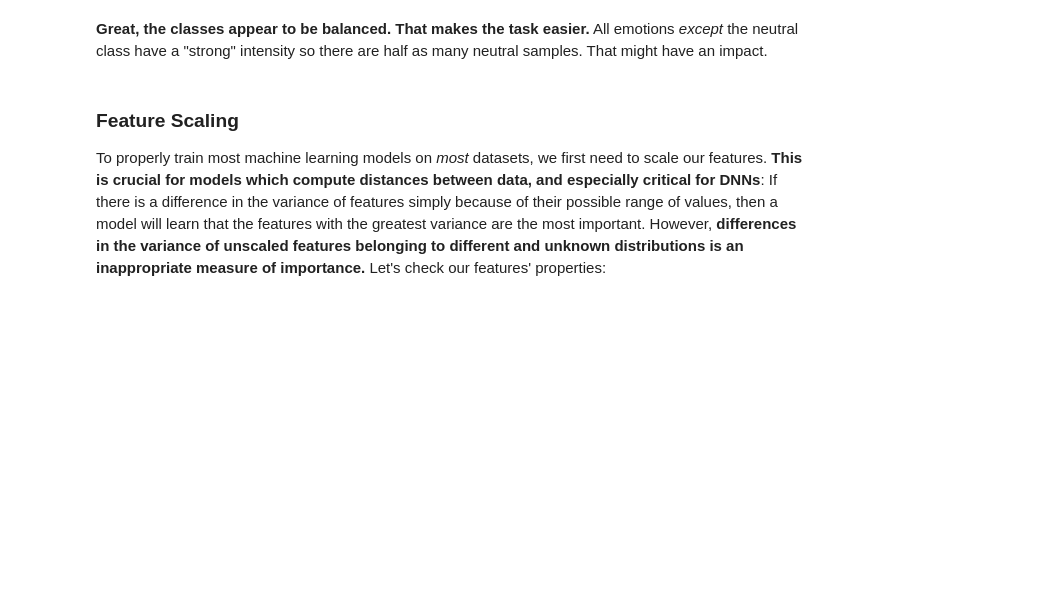
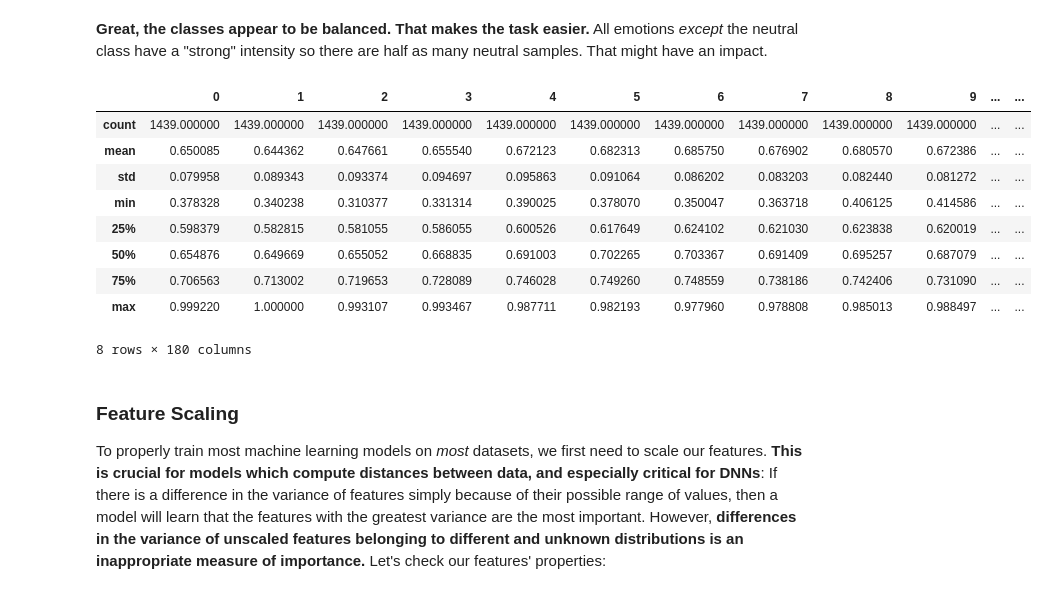
Before and after one commit to sama2015/Week3-ClassicML, a Jupyter notebook: Week_3_MachineLearning.ipynb, the cells around one changed output. Drawn from its saved outputs; the diff is of its cells as text; code cells hidden in the pictures; blank space fills up the shorter version.

```diff
--- a/Week_3_MachineLearning.ipynb
+++ b/Week_3_MachineLearning.ipynb
@@ -269,5 +299,18 @@ plt.show()
 # %% [markdown]
 **Great, the classes appear to be balanced. That makes the task easier.** All emotions _except_ the neutral class have a "strong" intensity so there are half as many neutral samples. That might have an impact.
+# %%
+features.describe()
+# %% [output]
+|  | 0 | 1 | 2 | 3 | 4 | 5 | 6 | 7 | 8 | 9 | ... | ... |
+| count | 1439.000000 | 1439.000000 | 1439.000000 | 1439.000000 | 1439.000000 | 1439.000000 | 1439.000000 | 1439.000000 | 1439.000000 | 1439.000000 | ... | ... |
+| mean | 0.650085 | 0.644362 | 0.647661 | 0.655540 | 0.672123 | 0.682313 | 0.685750 | 0.676902 | 0.680570 | 0.672386 | ... | ... |
+| std | 0.079958 | 0.089343 | 0.093374 | 0.094697 | 0.095863 | 0.091064 | 0.086202 | 0.083203 | 0.082440 | 0.081272 | ... | ... |
+| min | 0.378328 | 0.340238 | 0.310377 | 0.331314 | 0.390025 | 0.378070 | 0.350047 | 0.363718 | 0.406125 | 0.414586 | ... | ... |
+| 25% | 0.598379 | 0.582815 | 0.581055 | 0.586055 | 0.600526 | 0.617649 | 0.624102 | 0.621030 | 0.623838 | 0.620019 | ... | ... |
+| 50% | 0.654876 | 0.649669 | 0.655052 | 0.668835 | 0.691003 | 0.702265 | 0.703367 | 0.691409 | 0.695257 | 0.687079 | ... | ... |
+| 75% | 0.706563 | 0.713002 | 0.719653 | 0.728089 | 0.746028 | 0.749260 | 0.748559 | 0.738186 | 0.742406 | 0.731090 | ... | ... |
+| max | 0.999220 | 1.000000 | 0.993107 | 0.993467 | 0.987711 | 0.982193 | 0.977960 | 0.978808 | 0.985013 | 0.988497 | ... | ... |
+8 rows × 180 columns
 # %% [markdown]
 ### Feature Scaling
 To properly train most machine learning models on _most_ datasets, we first need to scale our features. **This is crucial for models which compute distances between data, and especially critical for DNNs**: If there is a difference in the variance of features simply because of their possible range of values, then a model will learn that the features with the greatest variance are the most important. However, **differences in the variance of unscaled features belonging to different and unknown distributions is an inappropriate measure of importance.** Let's check our features' properties:
```
Also changed, not shown: parts of 23 cells of this notebook.
